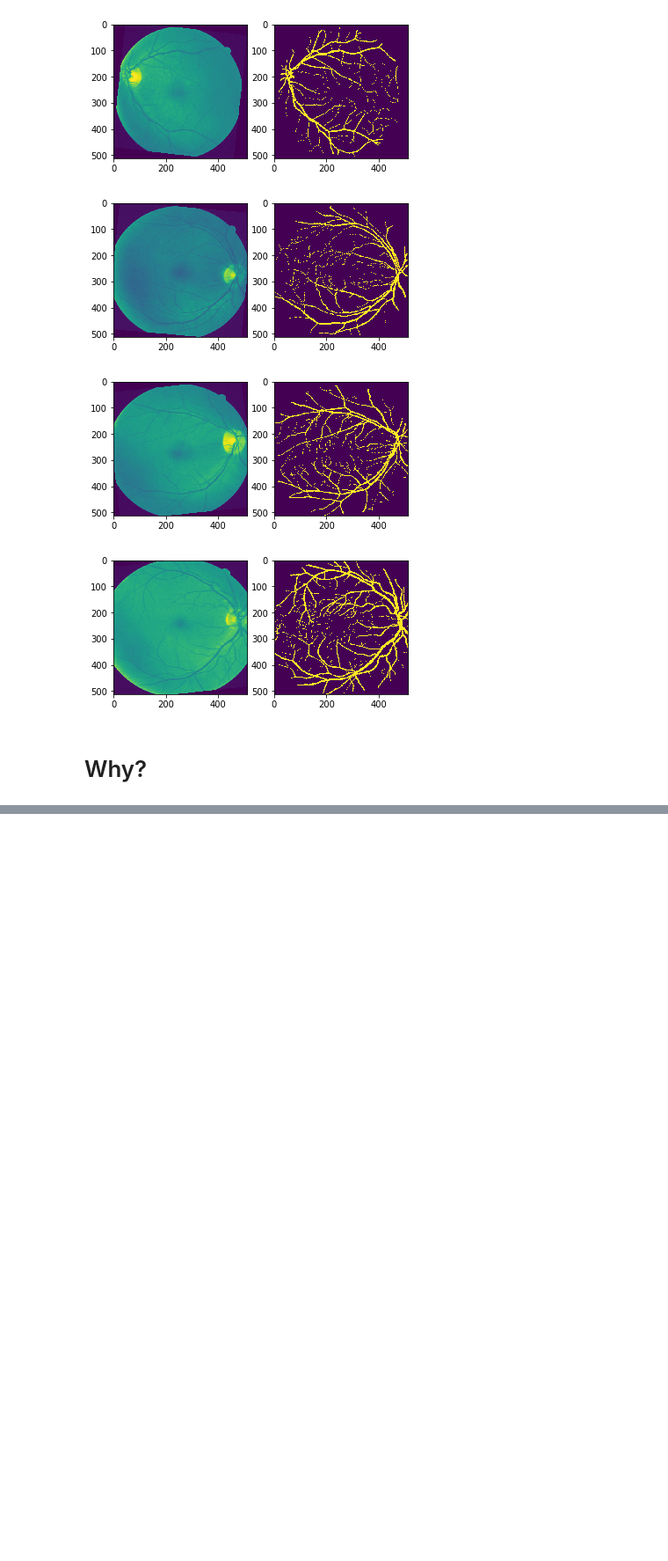
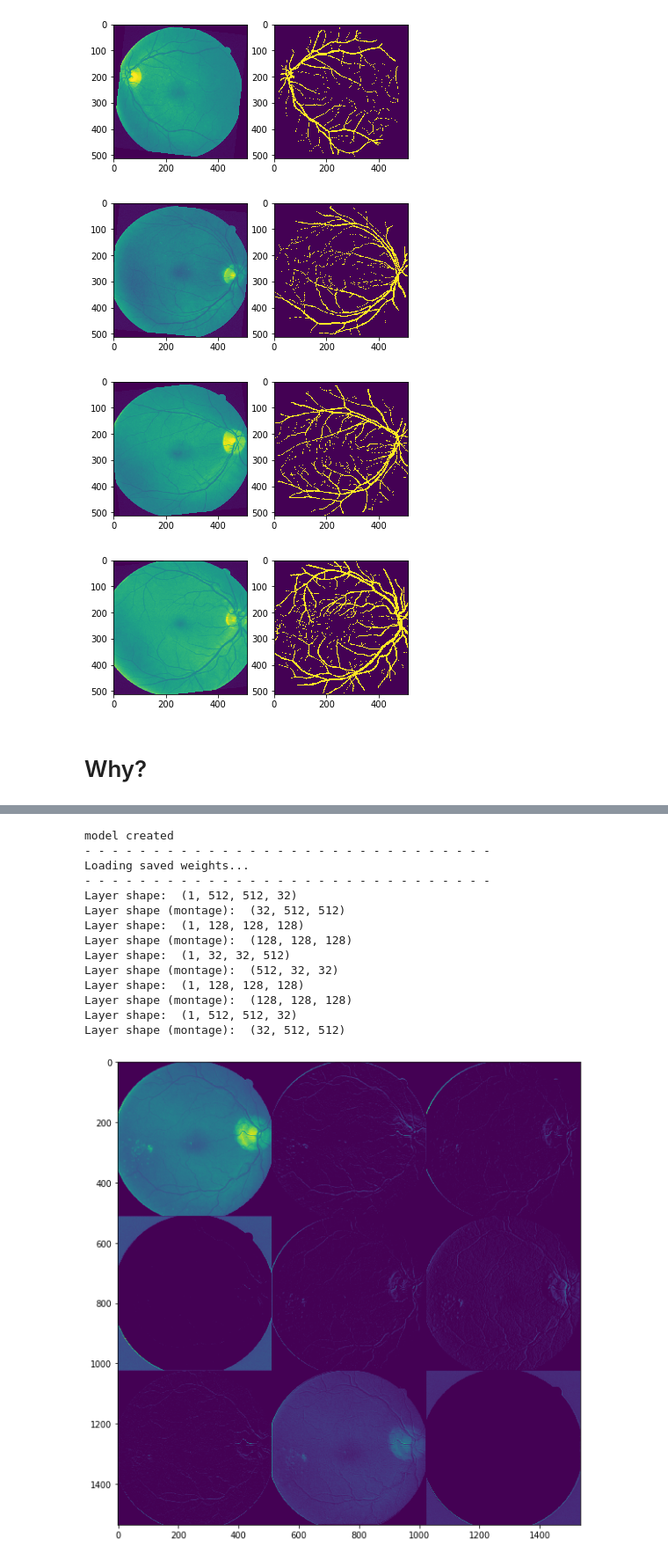
Before and after one commit to benjaminirving/SSIMA-2018-tutorial-deep-learning-med-segmentation, a Jupyter notebook: Tutorial 2 - Retina vessel segmentation.ipynb, the cells around one changed output, grey strips where cells are left out. Shown at 88% size. Saved outputs shown, nothing was run; the diff lists cells and outputs as text; code cells hidden in the pictures; blank space fills up the shorter version.

Commit message:
adding layer outputs

```diff
--- a/Tutorial 2 - Retina vessel segmentation.ipynb
+++ b/Tutorial 2 - Retina vessel segmentation.ipynb
@@ -57,7 +57,7 @@ Model
 def get_unet():
     inputs = Input((img_rows, img_cols, 1))
     conv1 = Conv2D(32, (3, 3), activation='relu', padding='same')(inputs)
-    conv1 = Conv2D(32, (3, 3), activation='relu', padding='same')(conv1)
+    conv1 = Conv2D(32, (3, 3), activation='relu', padding='same', name='conv1')(conv1)
     pool1 = MaxPooling2D(pool_size=(2, 2))(conv1)
 
     conv2 = Conv2D(64, (3, 3), activation='relu', padding='same')(pool1)
@@ -65,7 +65,7 @@ def get_unet():
     pool2 = MaxPooling2D(pool_size=(2, 2))(conv2)
 
     conv3 = Conv2D(128, (3, 3), activation='relu', padding='same')(pool2)
-    conv3 = Conv2D(128, (3, 3), activation='relu', padding='same')(conv3)
+    conv3 = Conv2D(128, (3, 3), activation='relu', padding='same', name='conv3')(conv3)
     pool3 = MaxPooling2D(pool_size=(2, 2))(conv3)
 
     conv4 = Conv2D(256, (3, 3), activation='relu', padding='same')(pool3)
@@ -73,7 +73,7 @@ def get_unet():
     pool4 = MaxPooling2D(pool_size=(2, 2))(conv4)
 
     conv5 = Conv2D(512, (3, 3), activation='relu', padding='same')(pool4)
-    conv5 = Conv2D(512, (3, 3), activation='relu', padding='same')(conv5)
+    conv5 = Conv2D(512, (3, 3), activation='relu', padding='same', name='conv5')(conv5)
 
     up6 = concatenate([UpSampling2D(size=(2, 2))(conv5), conv4], axis=3)
     conv6 = Conv2D(256, (3, 3), activation='relu', padding='same')(up6)
@@ -81,7 +81,7 @@ def get_unet():
 
     up7 = concatenate([UpSampling2D(size=(2, 2),)(conv6), conv3], axis=3)
     conv7 = Conv2D(128, (3, 3), activation='relu', padding='same')(up7)
-    conv7 = Conv2D(128, (3, 3), activation='relu', padding='same')(conv7)
+    conv7 = Conv2D(128, (3, 3), activation='relu', padding='same', name='conv7')(conv7)
 
     up8 = concatenate([UpSampling2D(size=(2, 2))(conv7), conv2], axis=3)
     conv8 = Conv2D(64, (3, 3), activation='relu', padding='same')(up8)
@@ -89,7 +89,7 @@ def get_unet():
 
     up9 = concatenate([UpSampling2D(size=(2, 2))(conv8), conv1], axis=3)
     conv9 = Conv2D(32, (3, 3), activation='relu', padding='same')(up9)
-    conv9 = Conv2D(32, (3, 3), activation='relu', padding='same')(conv9)
+    conv9 = Conv2D(32, (3, 3), activation='relu', padding='same', name='conv9')(conv9)
 
     conv10 = Conv2D(1, (1, 1), activation='sigmoid')(conv9)
 
@@ -328,0 +347,59 @@ predict()
+# %%
+# Importing montage function
+from skimage.util import montage
+pd.options.display.max_rows = 4000
+
+# Reloading the test data
+test_data = np.load('data/DRIVE/imgs_test.npz')
+imgs_test, imgs_mask_test = test_data['imgs'], test_data['imgs_mask']
+imgs_test = imgs_test.astype('float32')
+imgs_test = imgs_test / imgs_test.max()
+
+# Extracting 1 example
+example_image = imgs_test[0]
+example_image = np.expand_dims(example_image, axis=0)
+
+layer_vis = ['conv1', 'conv3', 'conv5', 'conv7', 'conv9']
+
+model = get_unet()
+print('- ' * 30)
+print('Loading saved weights...')
+print('- ' * 30)
+model.load_weights('models/modelaug3900.h5')
+
+for l1name in layer_vis:
+
+    l1_model = model.get_layer(l1name)
+    l1_function = K.function([model.layers[0].input, K.learning_phase()], [l1_model.output])
+    l1_output = l1_function([example_image, 0])[0]
+
+    print("Layer shape: ", l1_output.shape)
+
+    l1_output = np.squeeze(l1_output)
+    l1_output = np.rollaxis(l1_output, 2, 0)
+
+    print("Layer shape (montage): ", l1_output.shape)
+
+    plt.figure(figsize=(10,10))
+    m1 = montage(l1_output[:9])
+    plt.imshow(m1)
+
+#     img_width = layer_output.shape[1]
+#     img_height = layer_output.shape[2]
+#     n = int(np.floor(np.sqrt(l1_output.shape[-1])))
+# %% [output]
+model created
+- - - - - - - - - - - - - - - - - - - - - - - - - - - - - -
+Loading saved weights...
+- - - - - - - - - - - - - - - - - - - - - - - - - - - - - -
+Layer shape:  (1, 512, 512, 32)
+Layer shape (montage):  (32, 512, 512)
+Layer shape:  (1, 128, 128, 128)
+Layer shape (montage):  (128, 128, 128)
+Layer shape:  (1, 32, 32, 512)
+Layer shape (montage):  (512, 32, 32)
+Layer shape:  (1, 128, 128, 128)
+Layer shape (montage):  (128, 128, 128)
+Layer shape:  (1, 512, 512, 32)
+Layer shape (montage):  (32, 512, 512)
+[figure, added]
```
Also changed, not shown: parts of 3 cells of this notebook.
